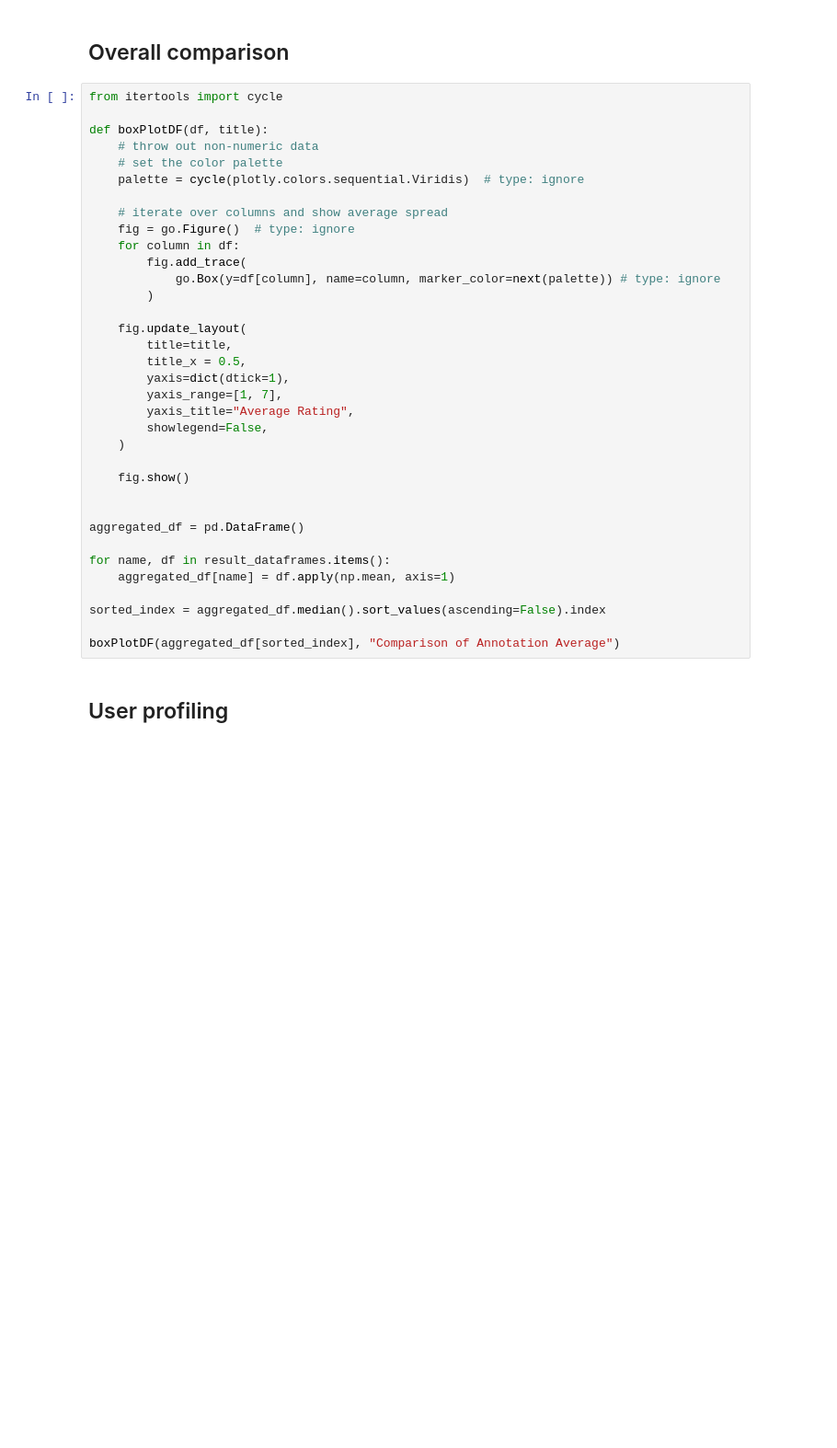
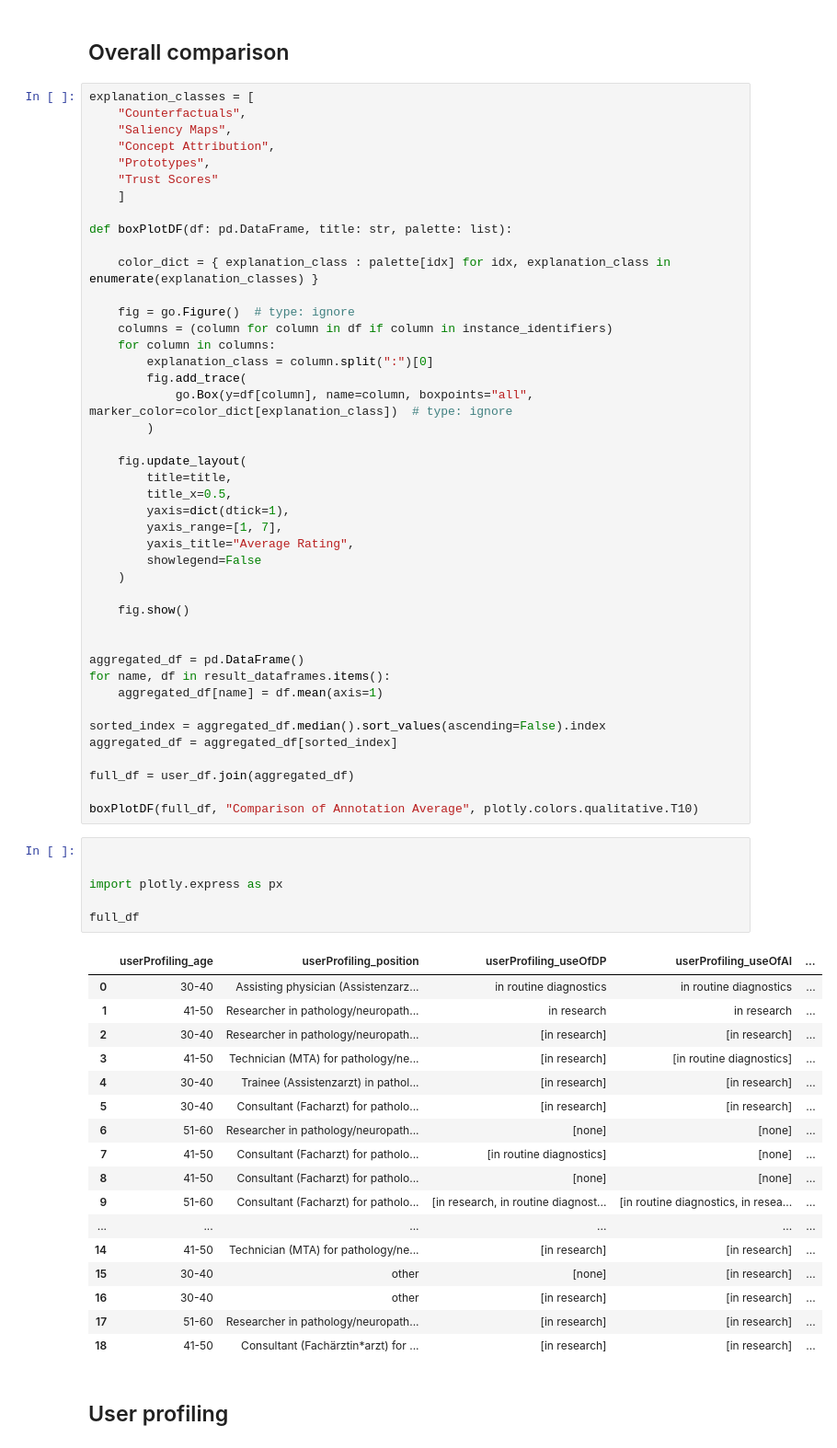
Before and after one commit to theodore-evans/xai-in-digital-pathology, a Jupyter notebook: DataProcessing/data_processing.ipynb, the cells around one changed output. Shown at 92% size. Cells and saved outputs as stored; diff of their text form; blank space fills up the shorter version.

```diff
--- a/DataProcessing/data_processing.ipynb
+++ b/DataProcessing/data_processing.ipynb
@@ -176,40 +255,72 @@ for name, df in result_dataframes.items():
 # %% [markdown]
 ## Overall comparison
 # %%
-from itertools import cycle
+explanation_classes = [
+    "Counterfactuals",
+    "Saliency Maps",
+    "Concept Attribution",
+    "Prototypes",
+    "Trust Scores"
+    ]
 
-def boxPlotDF(df, title):
-    # throw out non-numeric data
-    # set the color palette
-    palette = cycle(plotly.colors.sequential.Viridis)  # type: ignore
+def boxPlotDF(df: pd.DataFrame, title: str, palette: list):
 
-    # iterate over columns and show average spread
+    color_dict = { explanation_class : palette[idx] for idx, explanation_class in enumerate(explanation_classes) }
+
     fig = go.Figure()  # type: ignore
-    for column in df:
+    columns = (column for column in df if column in instance_identifiers)
+    for column in columns:
+        explanation_class = column.split(":")[0]
         fig.add_trace(
-            go.Box(y=df[column], name=column, marker_color=next(palette)) # type: ignore
+            go.Box(y=df[column], name=column, boxpoints="all", marker_color=color_dict[explanation_class])  # type: ignore
         )
 
     fig.update_layout(
         title=title,
-        title_x = 0.5,
+        title_x=0.5,
         yaxis=dict(dtick=1),
         yaxis_range=[1, 7],
         yaxis_title="Average Rating",
-        showlegend=False,
+        showlegend=False
     )
 
     fig.show()
 
 
 aggregated_df = pd.DataFrame()
-
 for name, df in result_dataframes.items():
-    aggregated_df[name] = df.apply(np.mean, axis=1)
+    aggregated_df[name] = df.mean(axis=1)
 
 sorted_index = aggregated_df.median().sort_values(ascending=False).index
+aggregated_df = aggregated_df[sorted_index]
 
-boxPlotDF(aggregated_df[sorted_index], "Comparison of Annotation Average")
+full_df = user_df.join(aggregated_df)
+
+boxPlotDF(full_df, "Comparison of Annotation Average", plotly.colors.qualitative.T10)
+# %%
+
+
+import plotly.express as px
+
+full_df
+# %% [output]
+|  | userProfiling_age | userProfiling_position | userProfiling_useOfDP | userProfiling_useOfAI | ... |
+| 0 | 30-40 | Assisting physician (Assistenzarz... | in routine diagnostics | in routine diagnostics | ... |
+| 1 | 41-50 | Researcher in pathology/neuropath... | in research | in research | ... |
+| 2 | 30-40 | Researcher in pathology/neuropath... | [in research] | [in research] | ... |
+| 3 | 41-50 | Technician (MTA) for pathology/ne... | [in research] | [in routine diagnostics] | ... |
+| 4 | 30-40 | Trainee (Assistenzarzt) in pathol... | [in research] | [in research] | ... |
+| 5 | 30-40 | Consultant (Facharzt) for patholo... | [in research] | [in research] | ... |
+| 6 | 51-60 | Researcher in pathology/neuropath... | [none] | [none] | ... |
+| 7 | 41-50 | Consultant (Facharzt) for patholo... | [in routine diagnostics] | [none] | ... |
+| 8 | 41-50 | Consultant (Facharzt) for patholo... | [none] | [none] | ... |
+| 9 | 51-60 | Consultant (Facharzt) for patholo... | [in research, in routine diagnost... | [in routine diagnostics, in resea... | ... |
+| ... | ... | ... | ... | ... | ... |
+| 14 | 41-50 | Technician (MTA) for pathology/ne... | [in research] | [in research] | ... |
+| 15 | 30-40 | other | [none] | [in research] | ... |
+| 16 | 30-40 | other | [in research] | [in research] | ... |
+| 17 | 51-60 | Researcher in pathology/neuropath... | [in research] | [in research] | ... |
+| 18 | 41-50 | Consultant (Fachärztin*arzt) for ... | [in research] | [in research] | ... |
 # %% [markdown]
 ## User profiling
 # %%
```
Also changed, not shown: parts of 6 cells of this notebook, 10 other files.
